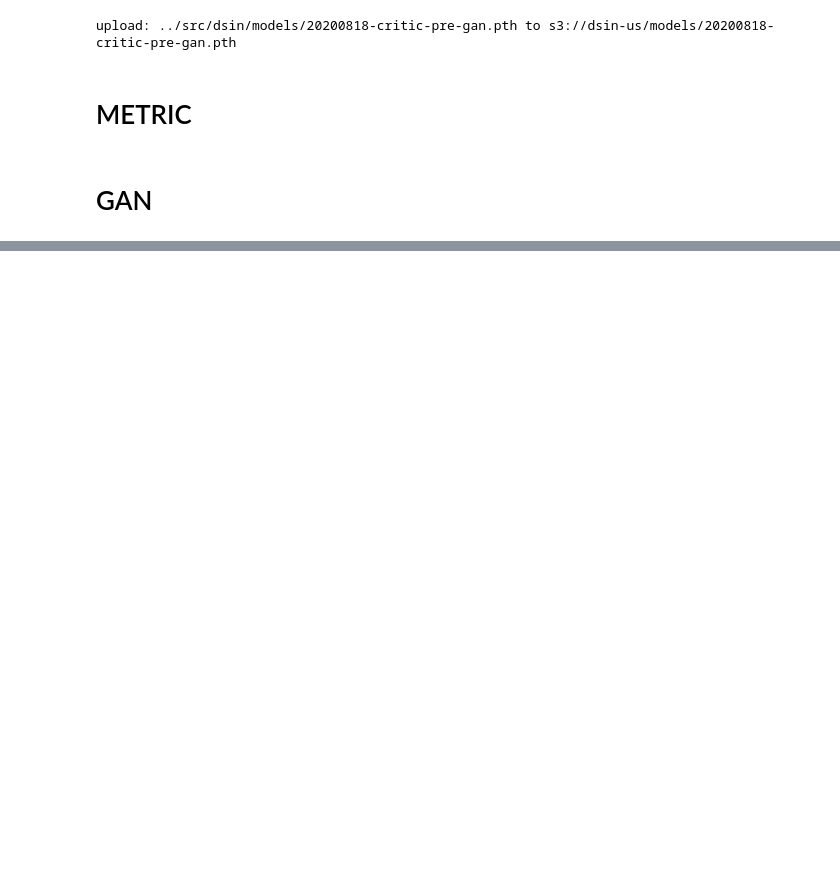
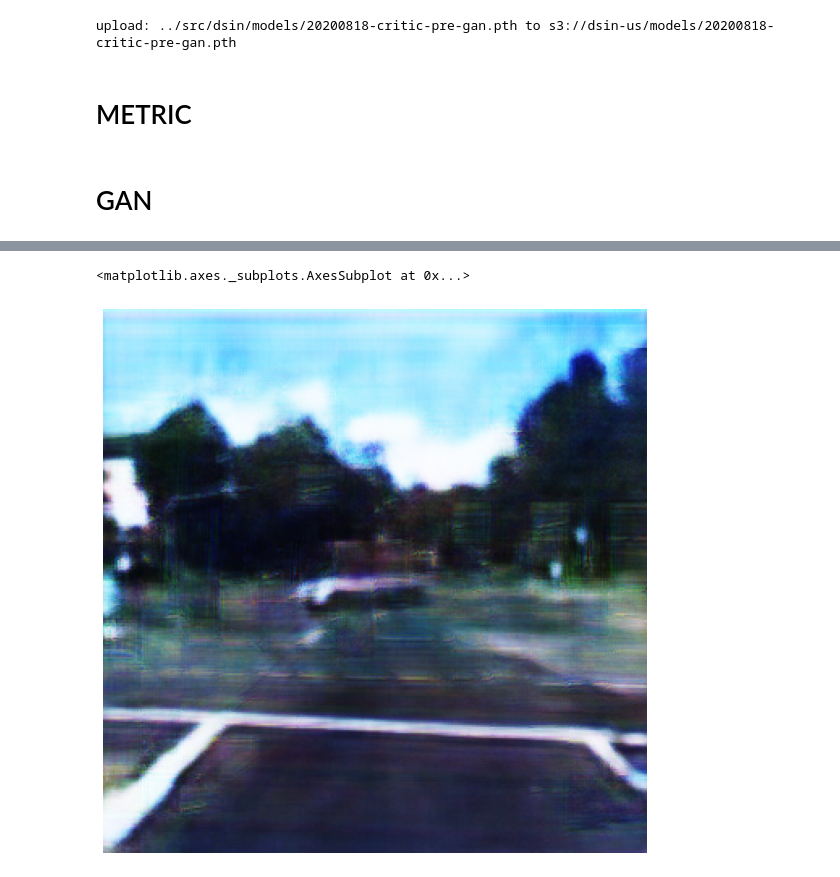
Before and after one commit to barakbeilin/tDSIN, a Jupyter notebook: tutorials/aws_trainer_17082020_train_gan_discriminator.ipynb, the cells around one changed output, grey strips where cells are left out. Saved outputs shown, nothing was run; the diff lists cells and outputs as text; code cells hidden in the pictures; blank space fills up the shorter version.

```diff
--- a/tutorials/aws_trainer_17082020_train_gan_discriminator.ipynb
+++ b/tutorials/aws_trainer_17082020_train_gan_discriminator.ipynb
@@ -216,2 +253,8 @@ learn.fit(3,lr)
+# %%
+mt =torch.load('vargs.t').detach()[0,...]
+show_image(Image(mt),figsize=(10,10))
+# %% [output]
+<matplotlib.axes._subplots.AxesSubplot at 0x...>
+[figure, added]
 # %%
 learn.save('gan-1c')
```
Also changed, not shown: parts of 12 cells of this notebook, 1 other file.
